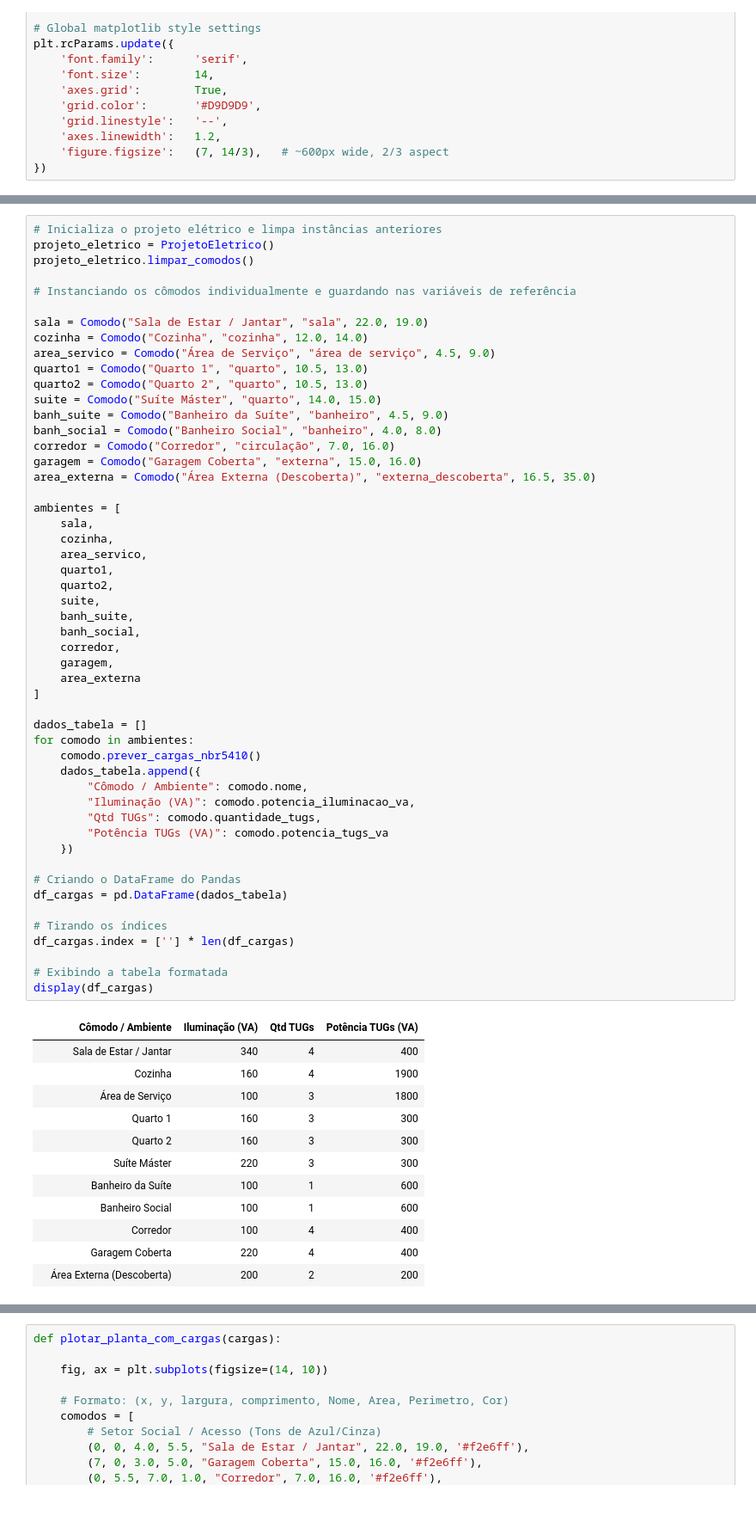
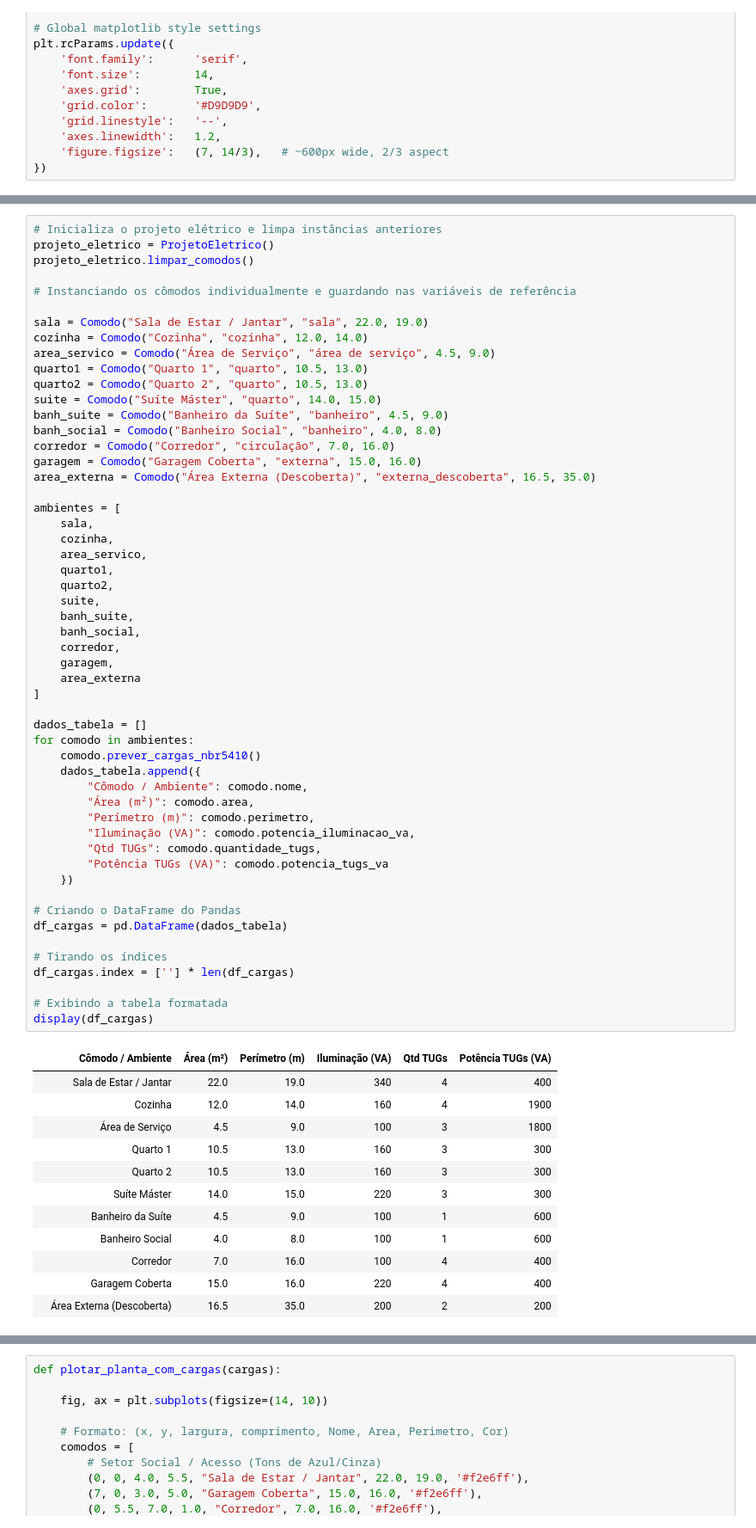
Before and after one commit to emotta3/Instalacoes, a Jupyter notebook: Trabalho/trabalho_inst_final.ipynb, the cells around one changed output, grey strips where cells are left out. Shown at 86% size. Saved outputs shown, nothing was run; the diff lists cells and outputs as text.

```diff
--- a/Trabalho/Trabalho_Inst.ipynb
+++ b/Trabalho/trabalho_inst_final.ipynb
@@ -805,44 +775,46 @@ ambientes = [
     area_servico,
     quarto1,
     quarto2,
     suite,
     banh_suite,
     banh_social,
     corredor,
     garagem,
     area_externa
 ]
 
 dados_tabela = []
 for comodo in ambientes:
     comodo.prever_cargas_nbr5410()
     dados_tabela.append({
         "Cômodo / Ambiente": comodo.nome,
+        "Área (m²)": comodo.area,
+        "Perímetro (m)": comodo.perimetro,
         "Iluminação (VA)": comodo.potencia_iluminacao_va,
         "Qtd TUGs": comodo.quantidade_tugs,
         "Potência TUGs (VA)": comodo.potencia_tugs_va
     })
 
 # Criando o DataFrame do Pandas
 df_cargas = pd.DataFrame(dados_tabela)
 
 # Tirando os índices
 df_cargas.index = [''] * len(df_cargas)
 
 # Exibindo a tabela formatada
 display(df_cargas)
 # %% [output]
-|  | Cômodo / Ambiente | Iluminação (VA) | Qtd TUGs | Potência TUGs (VA) |
-|  | Sala de Estar / Jantar | 340 | 4 | 400 |
-|  | Cozinha | 160 | 4 | 1900 |
-|  | Área de Serviço | 100 | 3 | 1800 |
-|  | Quarto 1 | 160 | 3 | 300 |
-|  | Quarto 2 | 160 | 3 | 300 |
-|  | Suíte Máster | 220 | 3 | 300 |
-|  | Banheiro da Suíte | 100 | 1 | 600 |
-|  | Banheiro Social | 100 | 1 | 600 |
-|  | Corredor | 100 | 4 | 400 |
-|  | Garagem Coberta | 220 | 4 | 400 |
-|  | Área Externa (Descoberta) | 200 | 2 | 200 |
+|  | Cômodo / Ambiente | Área (m²) | Perímetro (m) | Iluminação (VA) | Qtd TUGs | Potência TUGs (VA) |
+|  | Sala de Estar / Jantar | 22.0 | 19.0 | 340 | 4 | 400 |
+|  | Cozinha | 12.0 | 14.0 | 160 | 4 | 1900 |
+|  | Área de Serviço | 4.5 | 9.0 | 100 | 3 | 1800 |
+|  | Quarto 1 | 10.5 | 13.0 | 160 | 3 | 300 |
+|  | Quarto 2 | 10.5 | 13.0 | 160 | 3 | 300 |
+|  | Suíte Máster | 14.0 | 15.0 | 220 | 3 | 300 |
+|  | Banheiro da Suíte | 4.5 | 9.0 | 100 | 1 | 600 |
+|  | Banheiro Social | 4.0 | 8.0 | 100 | 1 | 600 |
+|  | Corredor | 7.0 | 16.0 | 100 | 4 | 400 |
+|  | Garagem Coberta | 15.0 | 16.0 | 220 | 4 | 400 |
+|  | Área Externa (Descoberta) | 16.5 | 35.0 | 200 | 2 | 200 |
 # %% [markdown]
 ## Adicionando cargas específicas e posicionando cargas
```
Also changed, not shown: parts of 47 cells of this notebook, 2 other files.
